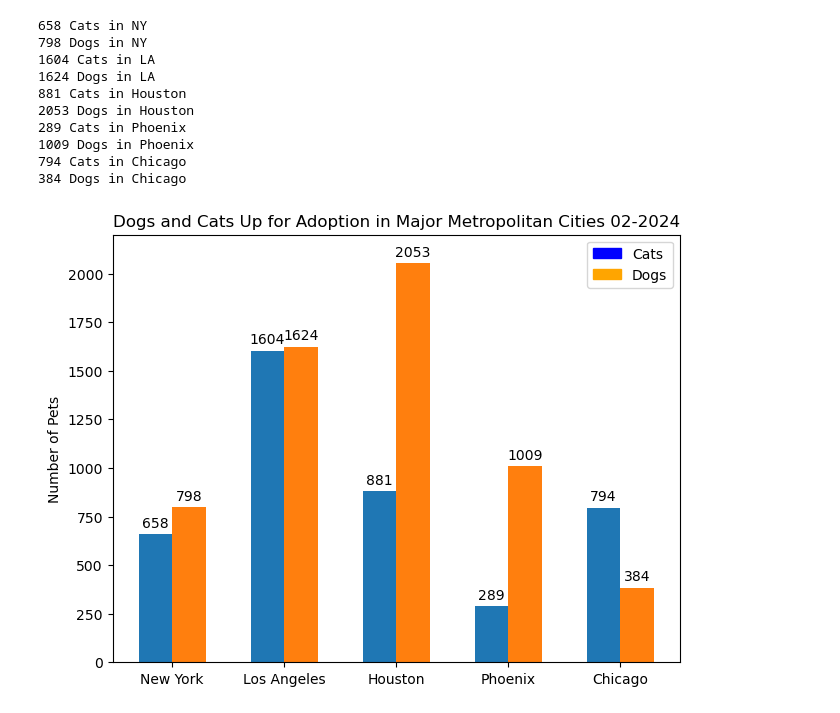
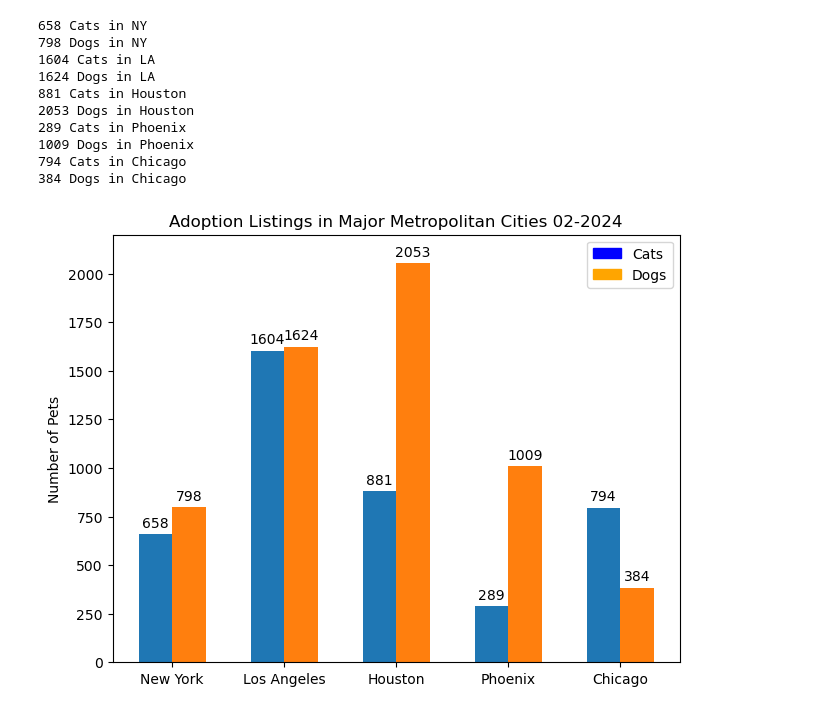
Before and after one commit to tfuenz/STAK_Project_One, a Jupyter notebook: Main_Adoption.ipynb, the cells around one changed output. Cells and saved outputs as stored; diff of their text form; code cells hidden in the pictures.

Commit message:
Changes include tweaks to Main_Adoption with addition of final visualization

```diff
--- a/Main_Adoption.ipynb
+++ b/Main_Adoption.ipynb
@@ -101,6 +90,6 @@ adoption_data_df = Path("C:/Users/14407/Documents/STAK_Project_One/Resources/ado
 # %%
 #Read saved data
-adoption_data_df = pd.read_csv("C:/Users/14407/Documents/STAK_Project_One/Resources/adoption.csv", index_col="Animal_ID")
+adoption_data_df = pd.read_csv("Resources/adoption.csv", index_col="Animal_ID")
 
 #Display sample data
 adoption_data_df.head()
@@ -705,33 +713,33 @@ cat_counts = [NYCats, LACats, HoustonCats, PhoenixCats, ChicagoCats]
 dog_counts = [NYDogs, LADogs, HoustonDogs, PhoenixDogs, ChicagoDogs]
 
 pet_counts = {"Dogs": cat_counts,
               "Cats": dog_counts}
 cities = ["New York", "Los Angeles", "Houston", "Phoenix", "Chicago"]
 
 x = np.arange(len(cities))
 width = 0.3
 multiplier = 0
 
 fig, ax = plt.subplots(layout='constrained')
 
 for attribute, measurement in pet_counts.items():
     offset = width * multiplier
     rects = ax.bar(x + offset + 0.15, measurement, width)
     ax.bar_label(rects, padding=3)
     multiplier += 1
 
 
 ax.set_ylabel('Number of Pets')
-ax.set_title('Dogs and Cats Up for Adoption in Major Metropolitan Cities 02-2024')
+ax.set_title('Adoption Listings in Major Metropolitan Cities 02-2024')
 ax.set_xticks(x + width, cities)
 ax.set_ylim(0, 2200)
 
 colors = {'Cats':'Blue','Dogs':'orange'}
 labels = list(colors.keys())
 handles = [plt.Rectangle((0,0),1,1, color=colors[label]) for label in labels]
 plt.legend(handles, labels)
-plt.savefig("C:/Users/14407/Documents/STAK_Project_One/Resources/Pie_Charts_CitiesbySize.png")
+plt.savefig("Output/Pie_Charts_CitiesbySize.png")
 
 plt.show()
 # %% [output]
-[figure, old version]
+[figure, new version]
```
Also changed, not shown: parts of 16 cells of this notebook, 4 other files.
